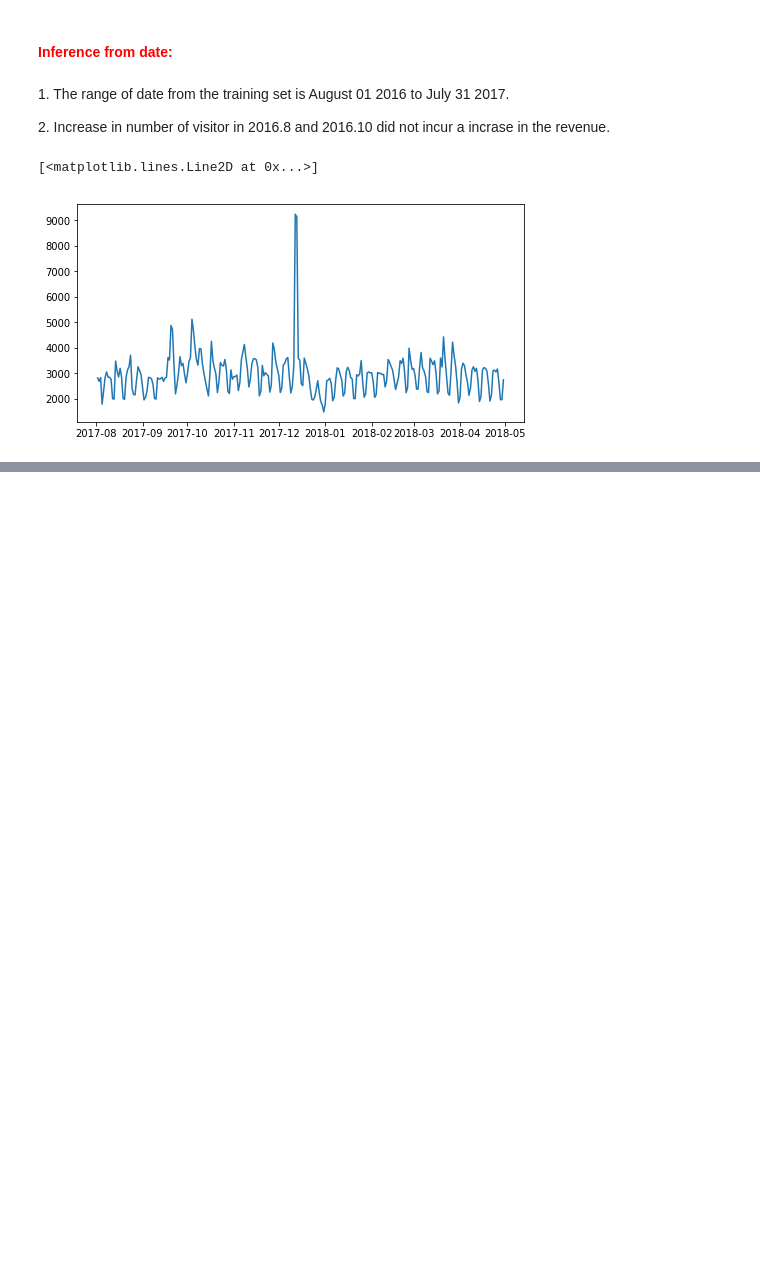
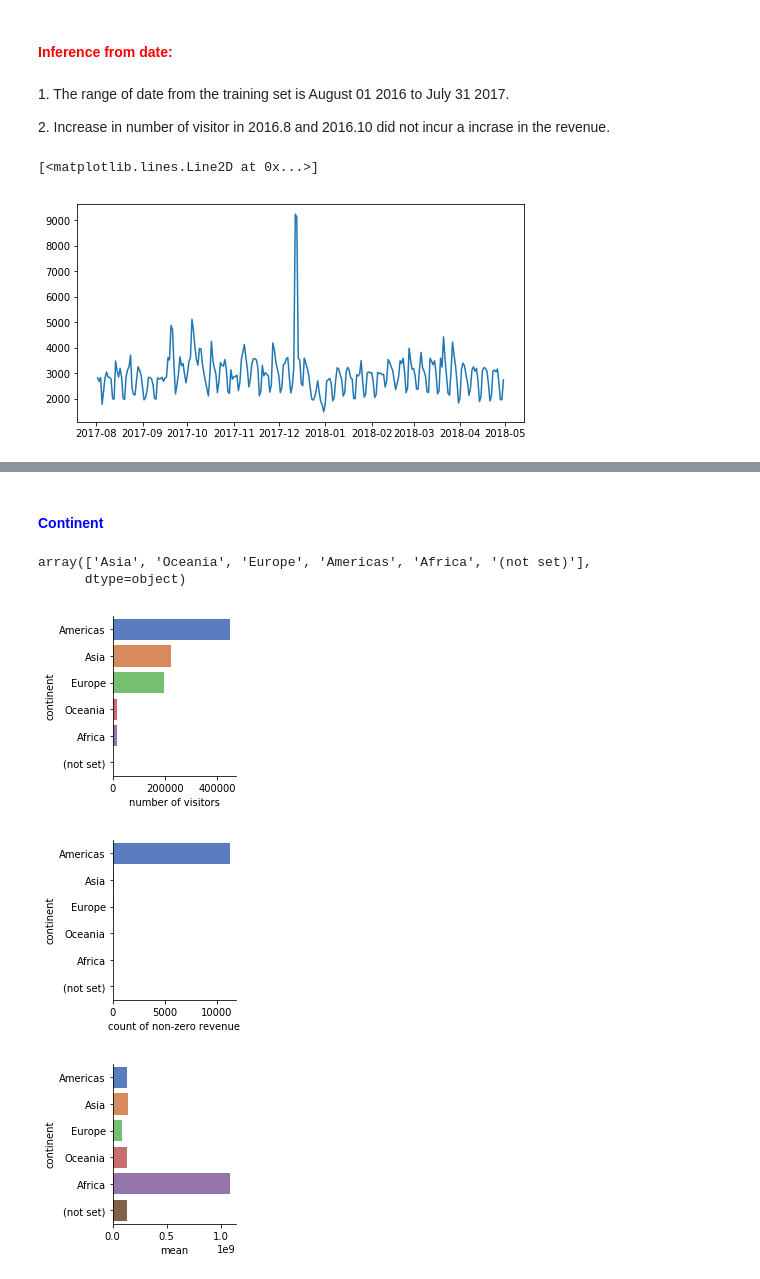
Before and after one commit to Aries0331/RevenuePrediction_GStore, a Jupyter notebook: main.ipynb, the cells around one changed output, grey strips where cells are left out. Saved outputs shown, nothing was run; the diff lists cells and outputs as text; code cells hidden in the pictures; blank space fills up the shorter version.

Commit message:
finish all data visualization

```diff
--- a/main.ipynb
+++ b/main.ipynb
@@ -480,0 +465,2 @@ plt.plot(test_date)
+# %% [markdown]
+<h4 style="color:blue">Continent</h4>
@@ -480,0 +469,10 @@ plt.plot(test_date)
+# %%
+df_train['geoNetwork.continent'].unique()
+# %% [output]
+array(['Asia', 'Oceania', 'Europe', 'Americas', 'Africa', '(not set)'],
+      dtype=object)
+# %%
+continent_group = df_train.groupby('geoNetwork.continent')['totals.transactionRevenue'].agg(['size', 'count', 'mean'])
+continent_group.columns = ["number of visitors", "count of non-zero revenue", "mean"]
+continent_group['continent'] = continent_group.index
+continent_group = continent_group.sort_values(by="number of visitors", ascending=False)
@@ -480,0 +481,16 @@ plt.plot(test_date)
+# %%
+sns.factorplot(y="continent",x="number of visitors",data=continent_group,kind="bar",size=3,palette="muted")
+g.despine(left=True)
+g = g.set_ylabels("continent")
+
+sns.factorplot(y="continent",x="count of non-zero revenue",data=continent_group,kind="bar",size=3,palette="muted")
+g.despine(left=True)
+g = g.set_ylabels("continent")
+
+sns.factorplot(y="continent",x="mean",data=continent_group,kind="bar",size=3,palette="muted")
+g.despine(left=True)
+g = g.set_ylabels("continent")
+# %% [output]
+[figure, added]
+[figure, added]
+[figure, added]
```
Also changed, not shown: parts of 25 cells of this notebook.
